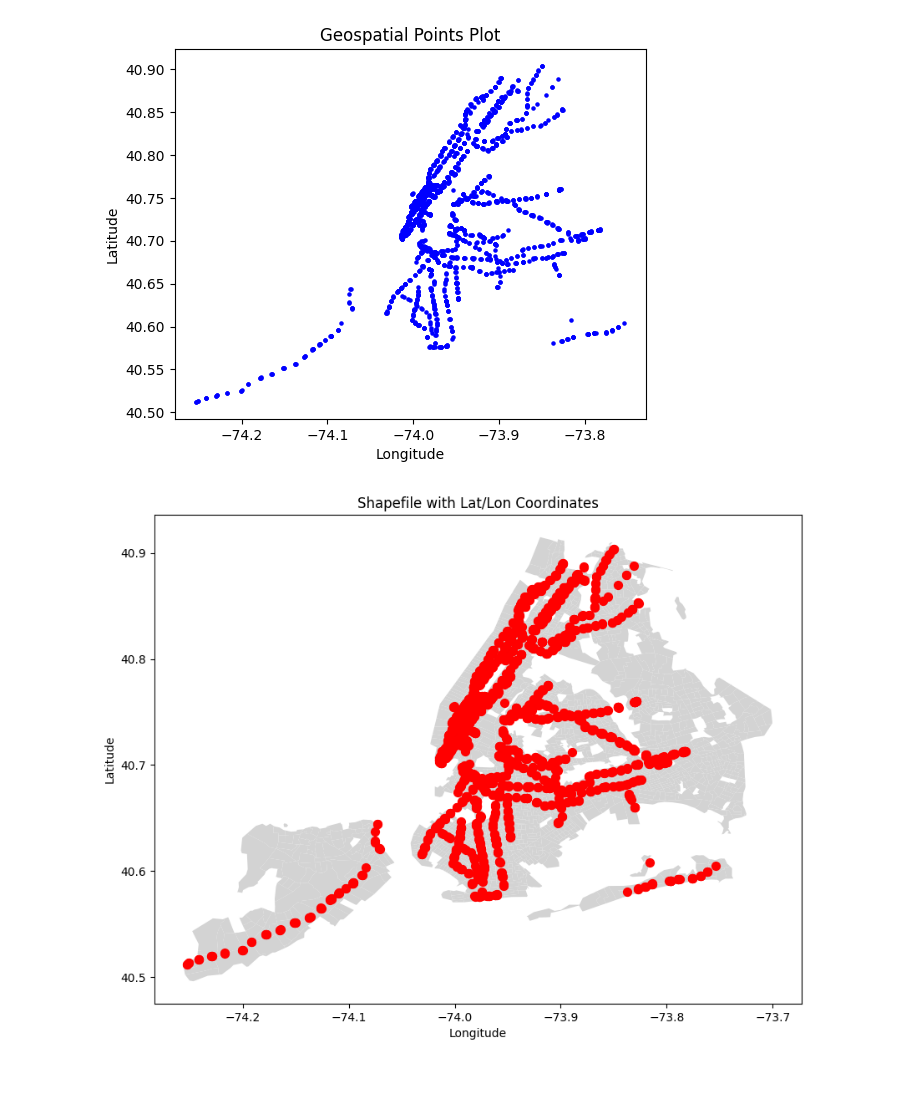
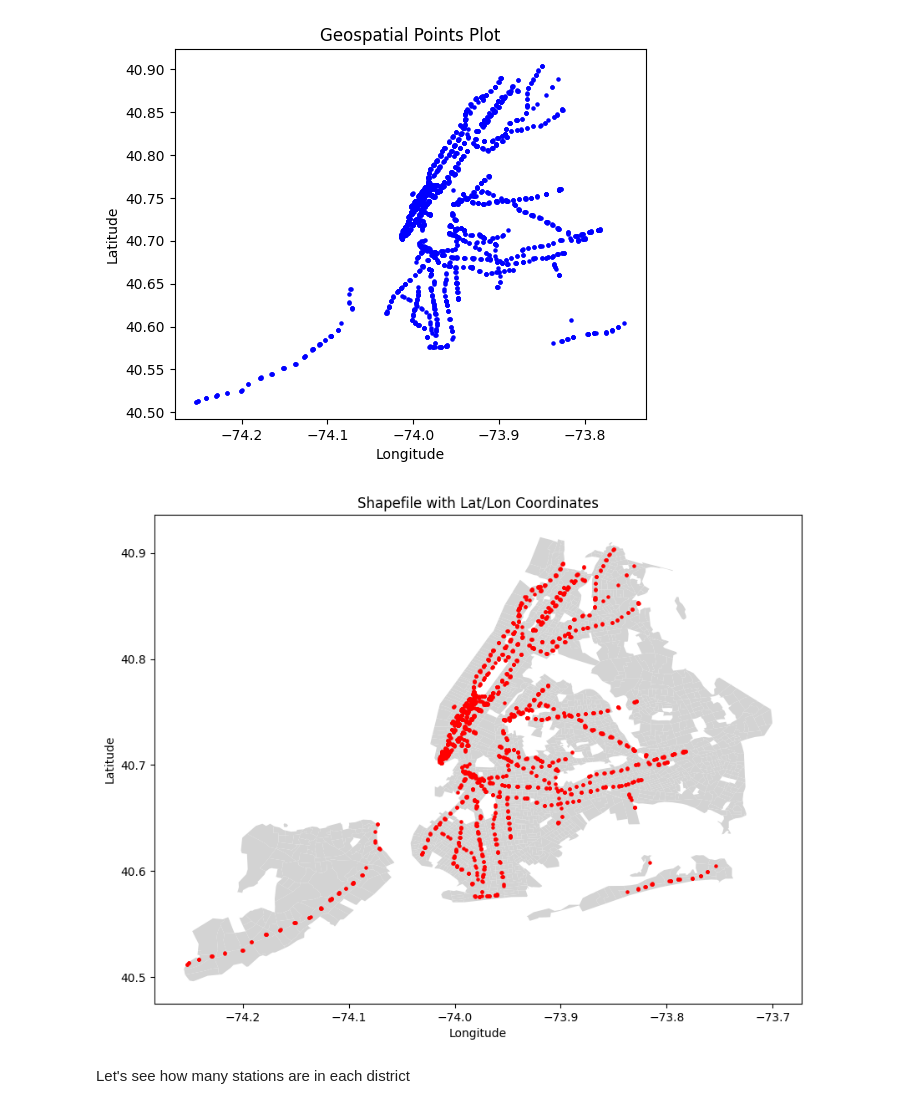
Before and after one commit to bricenf/NYC-MTA-Project, a Jupyter notebook: v1_vulnerability index.ipynb, the cells around one changed output. Drawn from its saved outputs; the diff is of its cells as text; code cells hidden in the pictures; blank space fills up the shorter version.

```diff
--- a/v1_vulnerability index.ipynb
+++ b/v1_vulnerability index.ipynb
@@ -128,26 +132,28 @@ Name: entrance_georeference, Length: 2120, dtype: object
 # %%
 import geopandas as gpd
 import pandas as pd
 import matplotlib.pyplot as plt
 from shapely.geometry import Point
 
 # Step 1: Load the shapefile
 gdf = gpd.read_file(("/Users/bricenfisher/Downloads/New York City's Flood Vulnerability Index_20240930/geo_export_d5f0fd6a-fb11-4302-8722-c77598d0deab.shp"))
 
 # Step 4: Plot the shapefile and points together
 fig, ax = plt.subplots(figsize=(10, 10))
 
 # Plot the shapefile
 gdf.plot(ax=ax, color='lightgray')
 
 # Plot the lat/lon points
-gdf_subways.plot(ax=ax, marker='o', color='red', markersize=50)
+gdf_subways.plot(ax=ax, marker='o', color='red', markersize=5)
 
 # Customize plot
 plt.title("Shapefile with Lat/Lon Coordinates")
 plt.xlabel("Longitude")
 plt.ylabel("Latitude")
 
 plt.show()
 # %% [output]
-[figure, old version]
+[figure, new version]
+# %% [markdown]
+Let's see how many stations are in each district
```
Also changed, not shown: parts of 10 cells of this notebook.
